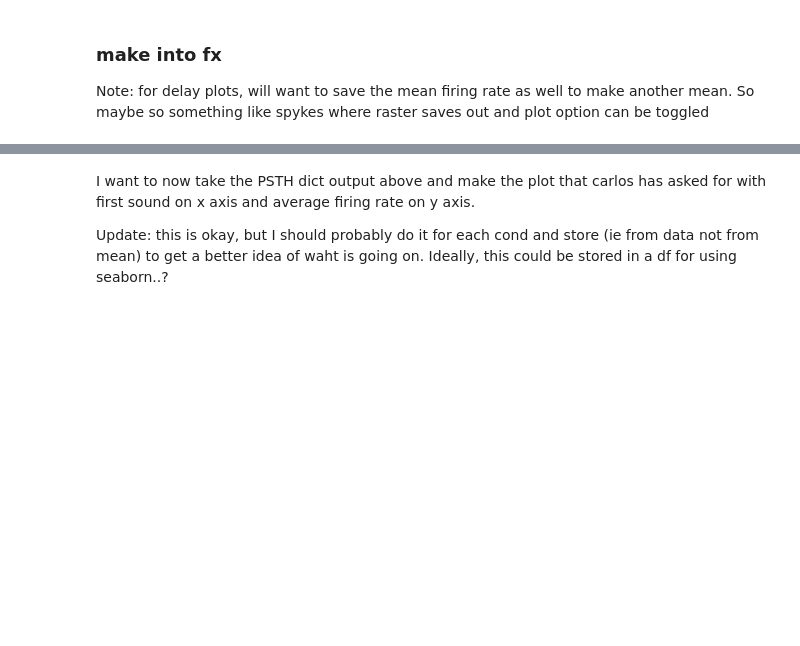
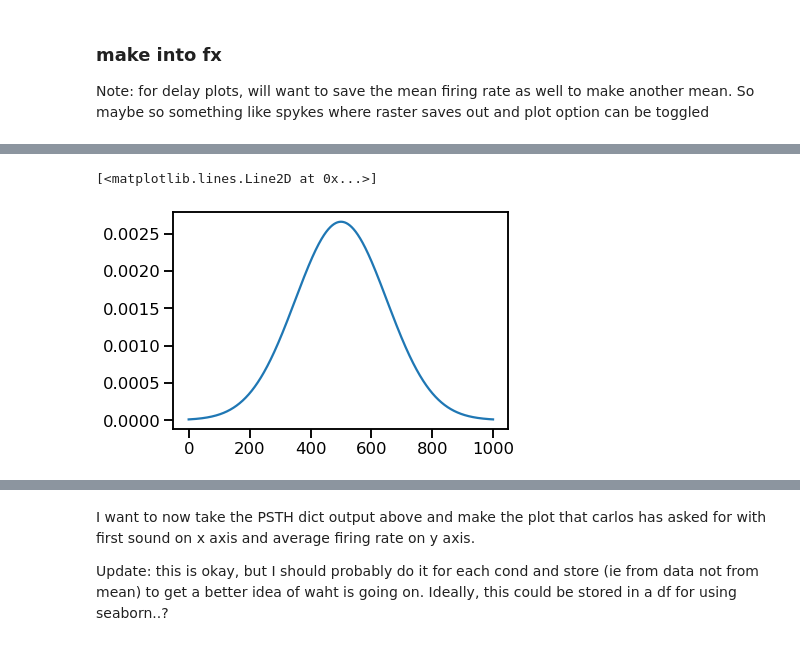
Before and after one commit to Brody-Lab/jbreda_PWM_mPFC_analysis, a Jupyter notebook: event_centering.ipynb, the cells around one changed output, grey strips where cells are left out. Drawn from its saved outputs; the diff is of its cells as text; code cells hidden in the pictures; blank space fills up the shorter version.

```diff
--- a/event_centering.ipynb
+++ b/event_centering.ipynb
@@ -94,0 +100,10 @@ Note: for delay plots, will want to save the mean firing rate as well to make an
+# %%
+x = np.zeros(1000)
+x[500] = 1
+from scipy.ndimage import gaussian_filter1d
+
+scipy_kernal = gaussian_filter1d(x, 150, mode='constant')
+plt.plot(scipy_kernal)
+# %% [output]
+[<matplotlib.lines.Line2D at 0x...>]
+[figure, added]
```
Also changed, not shown: parts of 6 cells of this notebook, 1 other file.
